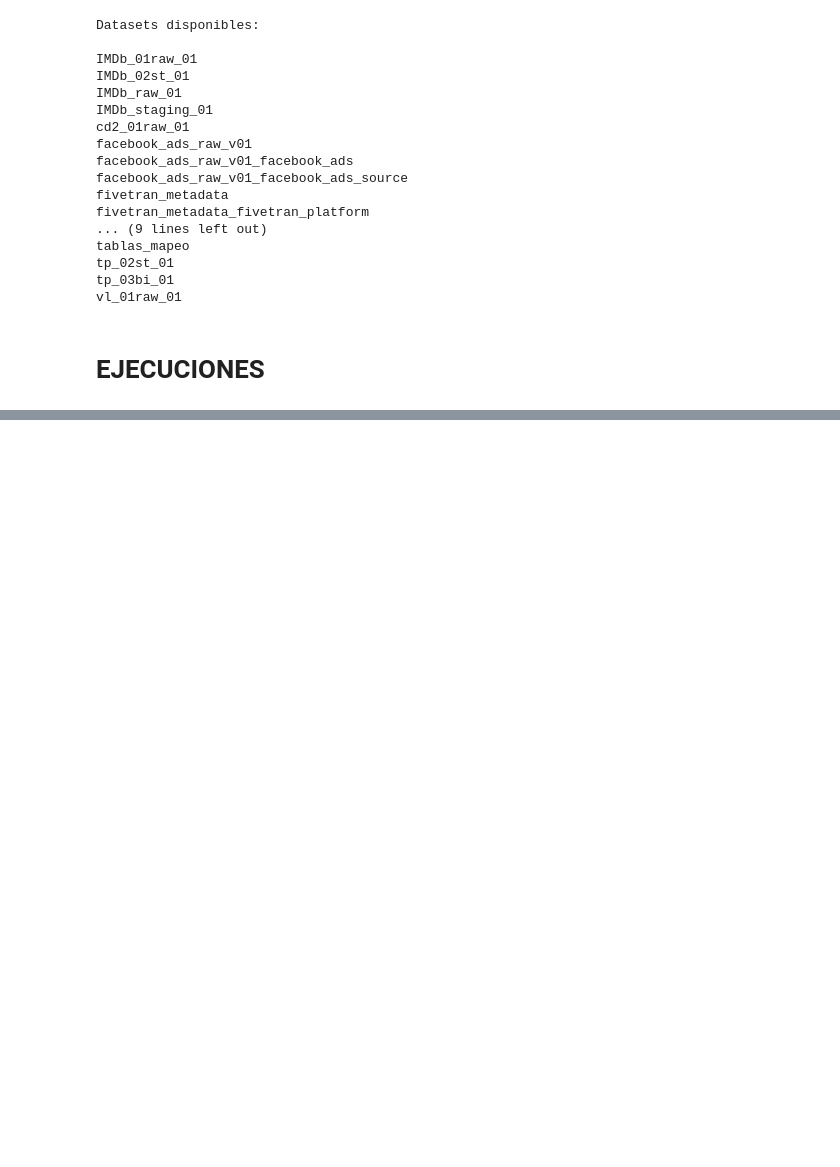
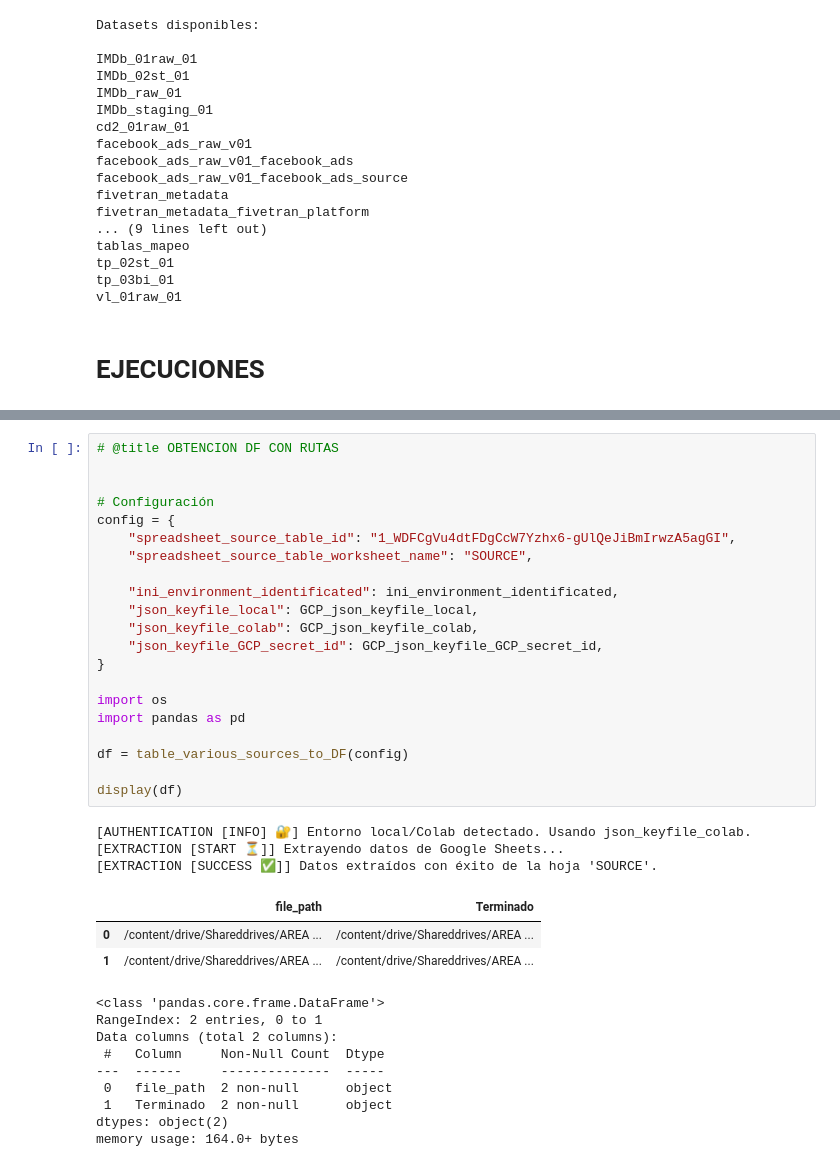
Before and after one commit to DavidP0011/apps, a Jupyter notebook: app_transc_02_whisper_to_spreadsheet.ipynb, the cells around one changed output, grey strips where cells are left out. Saved outputs shown, nothing was run; the diff lists cells and outputs as text; blank space fills up the shorter version.

```diff
--- a/app_transc_02_whisper_to_spreadsheet.ipynb
+++ b/app_transc_02_whisper_to_spreadsheet.ipynb
@@ -569,0 +426,37 @@ table_DF_to_various_targets(config)
+# %%
+# @title OBTENCION DF CON RUTAS
+
+
+# Configuración
+config = {
+    "spreadsheet_source_table_id": "1_WDFCgVu4dtFDgCcW7Yzhx6-gUlQeJiBmIrwzA5agGI",
+    "spreadsheet_source_table_worksheet_name": "SOURCE",
+
+    "ini_environment_identificated": ini_environment_identificated,
+    "json_keyfile_local": GCP_json_keyfile_local,
+    "json_keyfile_colab": GCP_json_keyfile_colab,
+    "json_keyfile_GCP_secret_id": GCP_json_keyfile_GCP_secret_id,
+}
+
+import os
+import pandas as pd
+
+df = table_various_sources_to_DF(config)
+
+display(df)
+# %% [output]
+[AUTHENTICATION [INFO] 🔐] Entorno local/Colab detectado. Usando json_keyfile_colab.
+[EXTRACTION [START ⏳]] Extrayendo datos de Google Sheets...
+[EXTRACTION [SUCCESS ✅]] Datos extraídos con éxito de la hoja 'SOURCE'.
+|  | file_path | Terminado |
+| 0 | /content/drive/Shareddrives/AREA ... | /content/drive/Shareddrives/AREA ... |
+| 1 | /content/drive/Shareddrives/AREA ... | /content/drive/Shareddrives/AREA ... |
+<class 'pandas.core.frame.DataFrame'>
+RangeIndex: 2 entries, 0 to 1
+Data columns (total 2 columns):
+ #   Column     Non-Null Count  Dtype
+---  ------     --------------  -----
+ 0   file_path  2 non-null      object
+ 1   Terminado  2 non-null      object
+dtypes: object(2)
+memory usage: 164.0+ bytes
```
Also changed, not shown: parts of 7 cells of this notebook.
